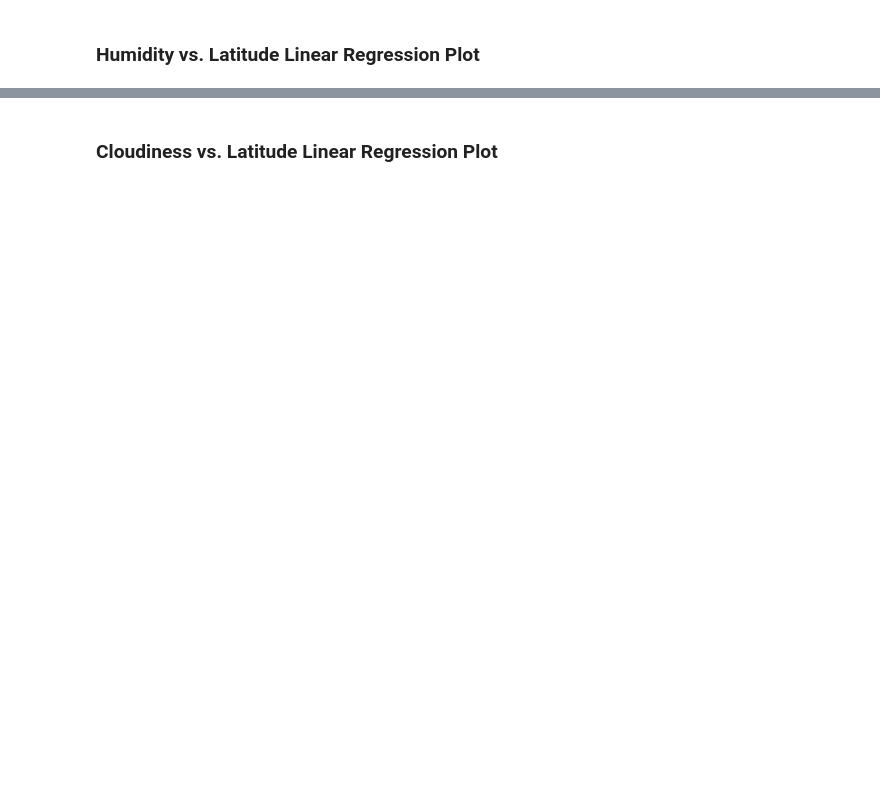
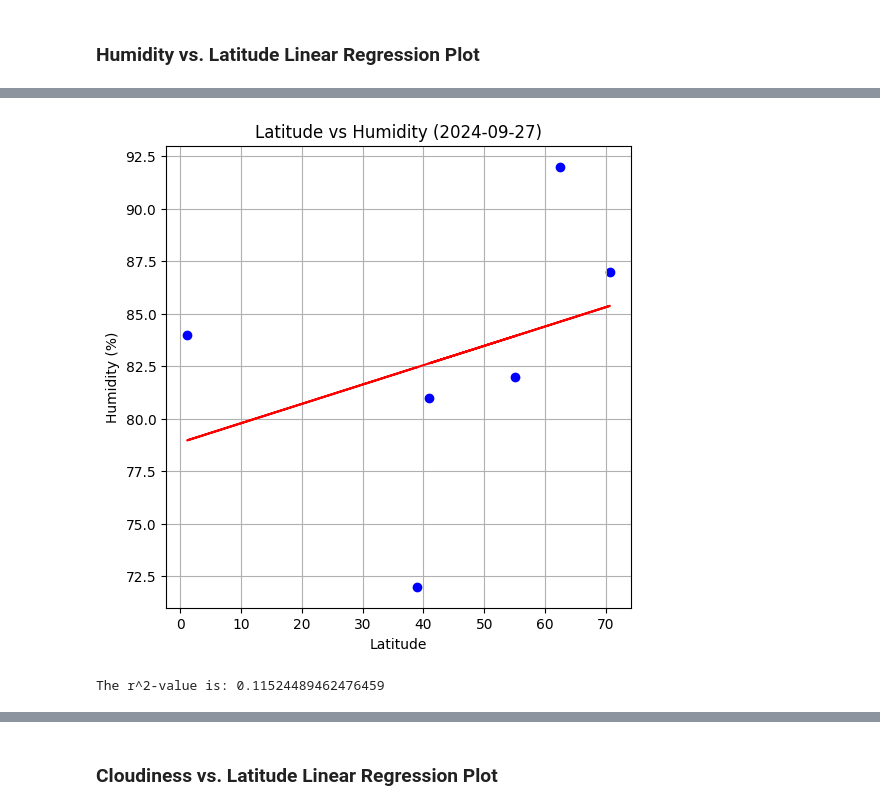
Before and after one commit to yslavcom-code/python-api-challenge, a Jupyter notebook: WeatherPy/WeatherPy.ipynb, the cells around one changed output, grey strips where cells are left out. Cells and saved outputs as stored; diff of their text form; code cells hidden in the pictures; blank space fills up the shorter version.

```diff
--- a/WeatherPy/WeatherPy.ipynb
+++ b/WeatherPy/WeatherPy.ipynb
@@ -363,0 +355,7 @@ The r^2-value is: 0.0008746520732592251
+# %%
+# Northern Hemisphere
+r_value = get_linregress(northern_hemi_df, 'Lat', 'Humidity', current_date, 'Latitude vs Humidity', '%')
+print(f'The r^2-value is: {r_value*r_value}')
+# %% [output]
+[figure, added]
+The r^2-value is: 0.11524489462476459
```
Also changed, not shown: parts of 19 cells of this notebook.
